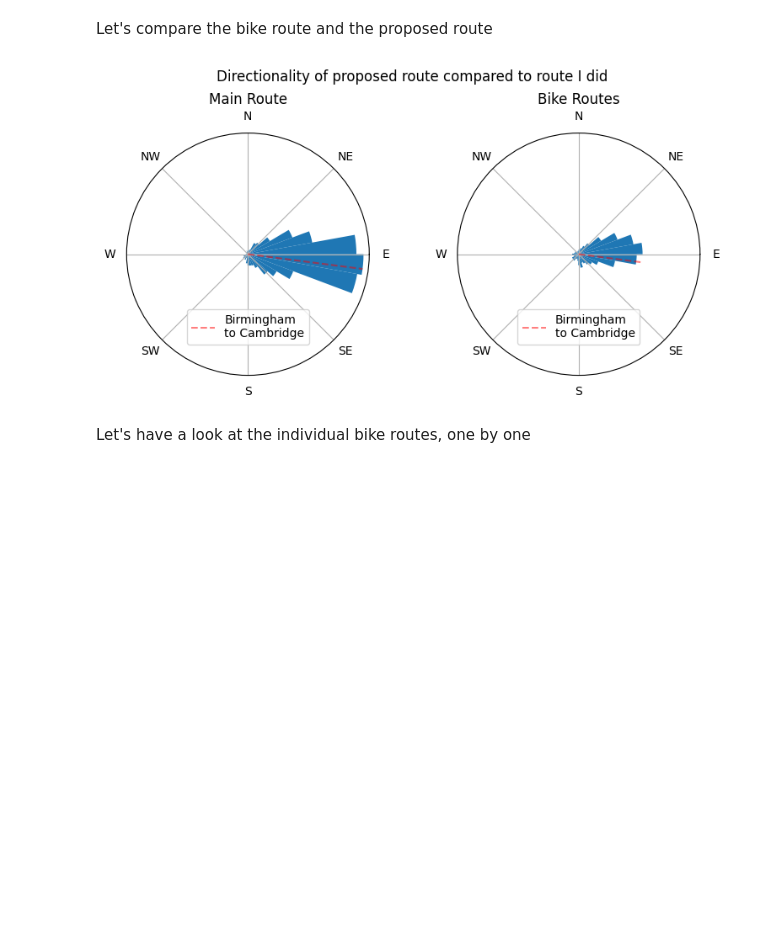
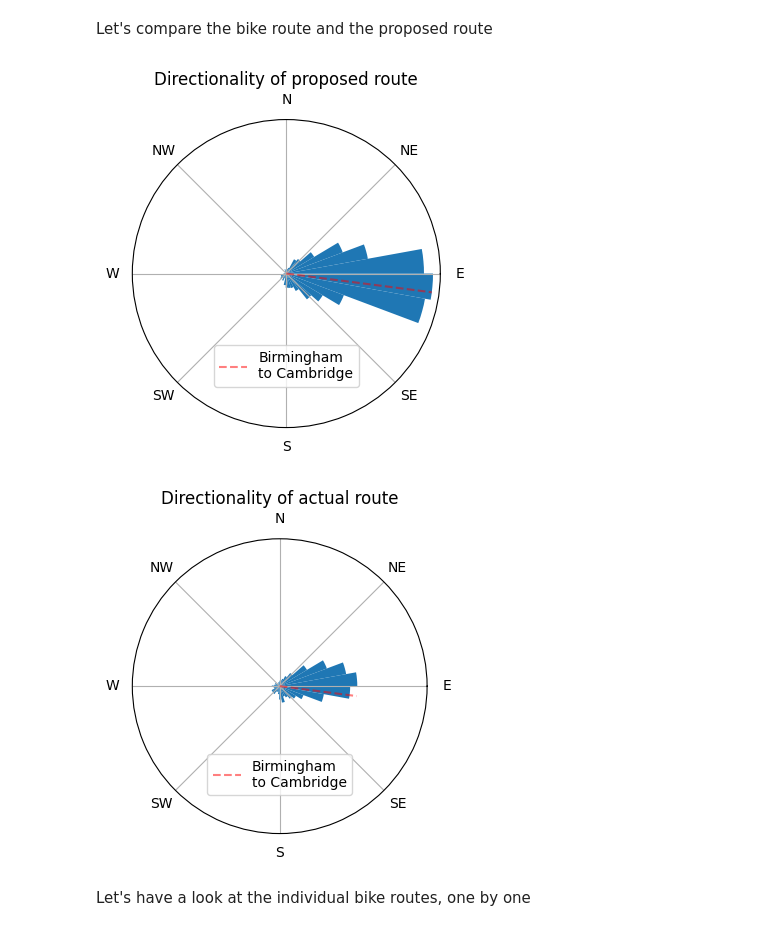
Before and after one commit to alifeee/blogtest, a Jupyter notebook: bike-to-cambridge/src/directionality.ipynb, the cells around one changed output. Drawn from its saved outputs; the diff is of its cells as text; code cells hidden in the pictures; blank space fills up the shorter version.

Commit message:
save directionality graphs

```diff
--- a/bike-to-cambridge/src/directionality.ipynb
+++ b/bike-to-cambridge/src/directionality.ipynb
@@ -113,42 +115,44 @@ def vectors_to_histogram(vectors: numpy.ndarray[float]):
 done_1_vectors = coordinates_to_vectors(*done_coords_1)
 done_2_vectors = coordinates_to_vectors(*done_coords_2)
 done_3_vectors = coordinates_to_vectors(*done_coords_3)
-done_vectors = numpy.concatenate(
-    [
-        done_1_vectors,
-        done_2_vectors,
-        done_3_vectors
-    ])
+done_vectors = numpy.concatenate([done_1_vectors, done_2_vectors, done_3_vectors])
 proposed_vectors = coordinates_to_vectors(*proposed_coords)
-CAMBRIDGE_VECTOR = numpy.array(
-    CAMBRIDGE_COORDS) - numpy.array(BIRMINGHAM_COORDS)
+CAMBRIDGE_VECTOR = numpy.array(CAMBRIDGE_COORDS) - numpy.array(BIRMINGHAM_COORDS)
 # %% [markdown]
 Let's compare the bike route and the proposed route
 # %%
+fig1 = plt.figure(figsize=(4, 4))
+ax1 = fig1.add_subplot(111, projection="polar")
+fig2 = plt.figure(figsize=(4, 4))
+ax2 = fig2.add_subplot(111, projection="polar", sharex=ax1, sharey=ax1)
 
-fig = plt.figure(figsize=(8, 4))
-ax1 = fig.add_subplot(121, projection='polar')
-ax2 = fig.add_subplot(122, projection='polar', sharex=ax1, sharey=ax1)
-
-for ax, vectors in zip([ax1, ax2],
-                       [proposed_vectors, done_vectors]):
+for ax, vectors in zip([ax1, ax2], [proposed_vectors, done_vectors]):
     bin_centers, bins, bin_width = vectors_to_histogram(vectors)
     ax.bar(bin_centers, bins, width=bin_width)
     CAMBRIDGE_ANGLE = numpy.arctan2(CAMBRIDGE_VECTOR[1], CAMBRIDGE_VECTOR[0])
-    ax.vlines(CAMBRIDGE_ANGLE, 0, 1 * max(bins),
-              color='r', linestyle='--', alpha=0.5, label='Birmingham\nto Cambridge')
+    ax.vlines(
+        CAMBRIDGE_ANGLE,
+        0,
+        1 * max(bins),
+        color="r",
+        linestyle="--",
+        alpha=0.5,
+        label="Birmingham\nto Cambridge",
+    )
     ax.set_xticks(numpy.linspace(0, 2 * numpy.pi, 8, endpoint=False))
-    ax.set_xticklabels(['E', 'NE', 'N', 'NW', 'W', 'SW', 'S', 'SE'])
+    ax.set_xticklabels(["E", "NE", "N", "NW", "W", "SW", "S", "SE"])
     ax.set_yticks([])
     ax.legend(bbox_to_anchor=(0.5, 0.2), loc="center")
 
-ax1.set_title('Main Route')
-ax2.set_title('Bike Routes')
-plt.suptitle('Directionality of proposed route compared to route I did')
+ax1.set_title("Directionality of proposed route")
+ax2.set_title("Directionality of actual route")
 plt.tight_layout()
 plt.show()
+
+fig1.savefig("../images/directionality_proposed_route.svg", dpi=300, transparent=True)
 # %% [output]
-[figure, old version]
+[figure, new version]
+[figure, added]
 # %% [markdown]
 Let's have a look at the individual bike routes, one by one
 # %%
```
Also changed, not shown: parts of 5 cells of this notebook, 2 other files.
